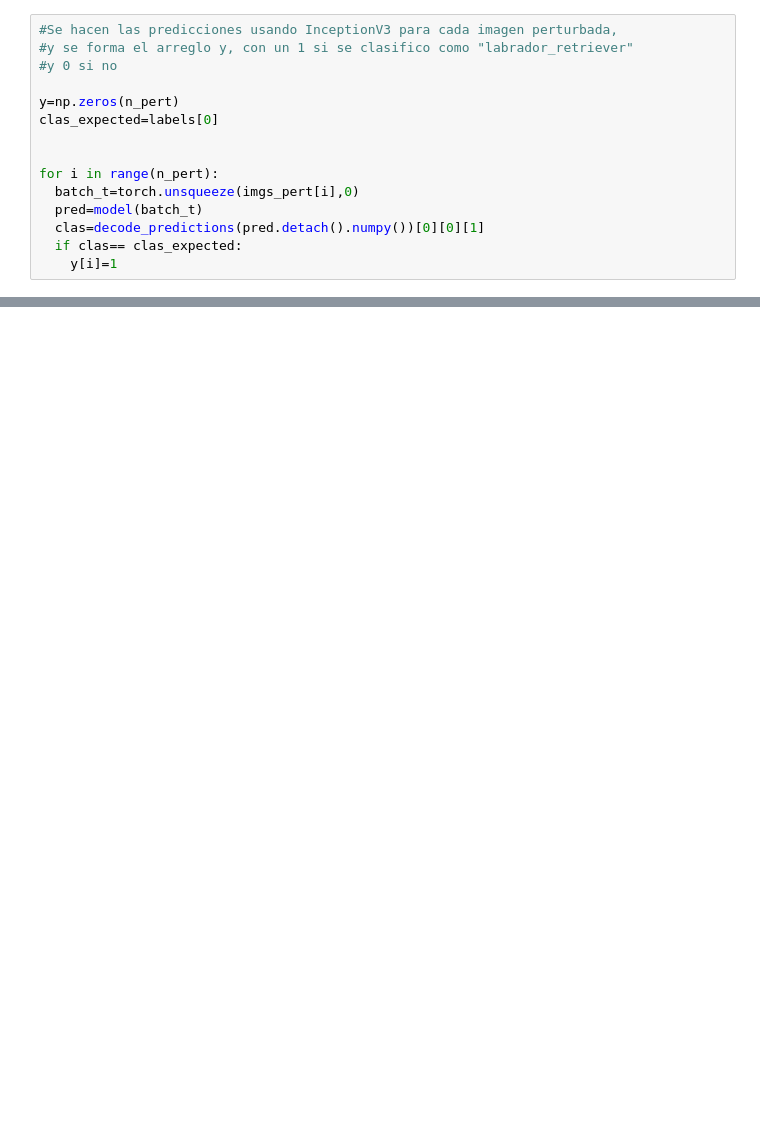
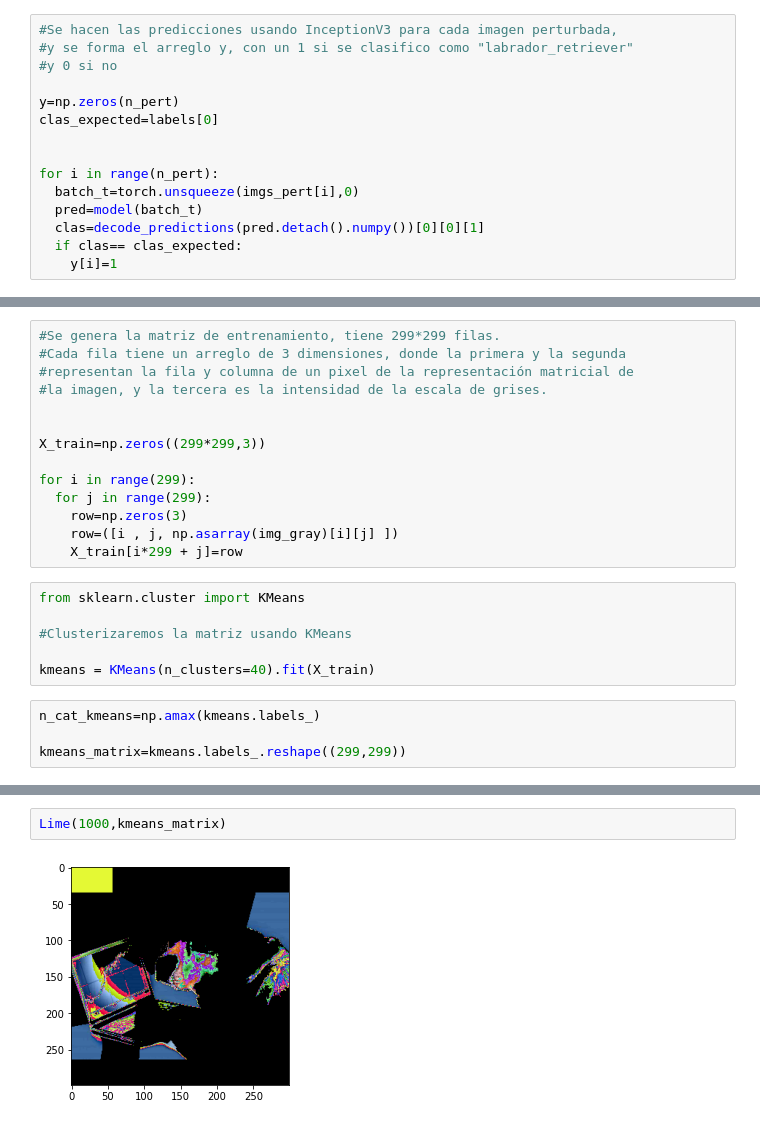
Before and after one commit to pedropereze/Tarea-2, a Jupyter notebook: tarea2.ipynb, the cells around one changed output, grey strips where cells are left out. Saved outputs shown, nothing was run; the diff lists cells and outputs as text; blank space fills up the shorter version.

```diff
--- a/tarea2.ipynb
+++ b/tarea2.ipynb
@@ -185,0 +238,24 @@ array([0.103652  , 0.40945445, 0.40945445, 0.40945445, 0.13388749,
+# %%
+#Se genera la matriz de entrenamiento, tiene 299*299 filas.
+#Cada fila tiene un arreglo de 3 dimensiones, donde la primera y la segunda
+#representan la fila y columna de un pixel de la representación matricial de
+#la imagen, y la tercera es la intensidad de la escala de grises.
+
+
+X_train=np.zeros((299*299,3))
+
+for i in range(299):
+  for j in range(299):
+    row=np.zeros(3)
+    row=([i , j, np.asarray(img_gray)[i][j] ])
+    X_train[i*299 + j]=row
+# %%
+from sklearn.cluster import KMeans
+
+#Clusterizaremos la matriz usando KMeans
+
+kmeans = KMeans(n_clusters=40).fit(X_train)
+# %%
+n_cat_kmeans=np.amax(kmeans.labels_)
+
+kmeans_matrix=kmeans.labels_.reshape((299,299))
@@ -185,0 +347,4 @@ array([0.103652  , 0.40945445, 0.40945445, 0.40945445, 0.13388749,
+# %%
+Lime(1000,kmeans_matrix)
+# %% [output]
+[figure, added]
```
Also changed, not shown: parts of 13 cells of this notebook.
